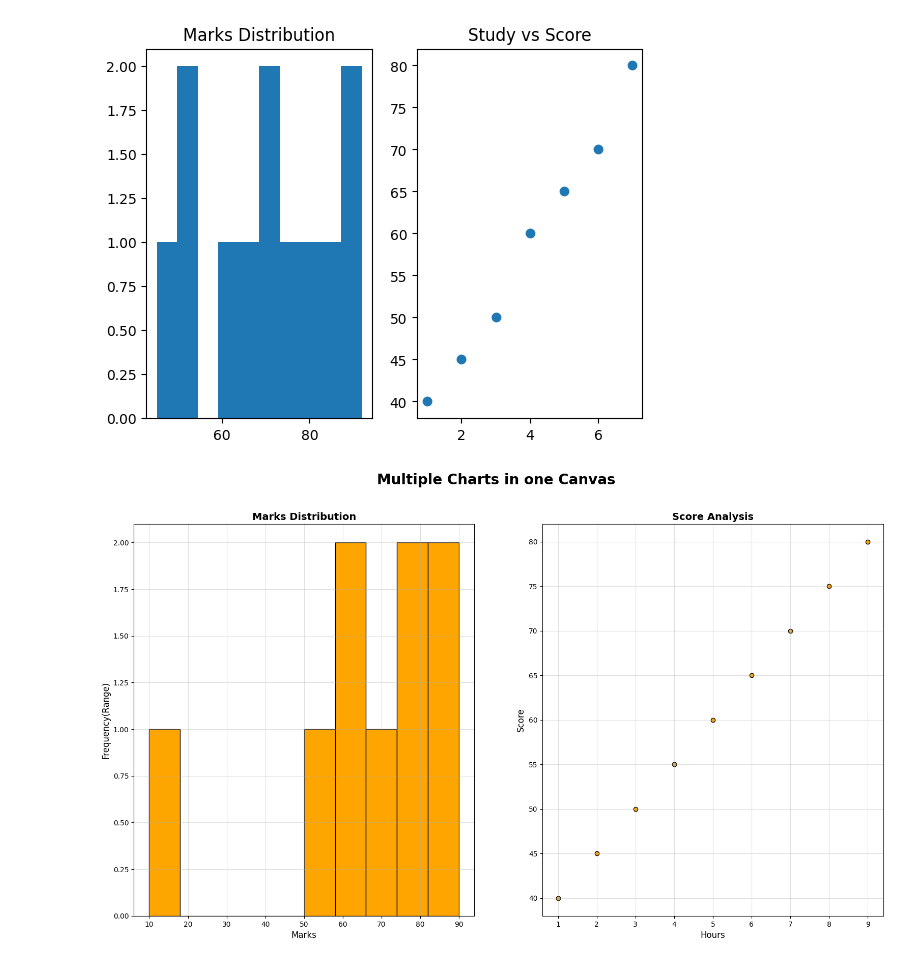
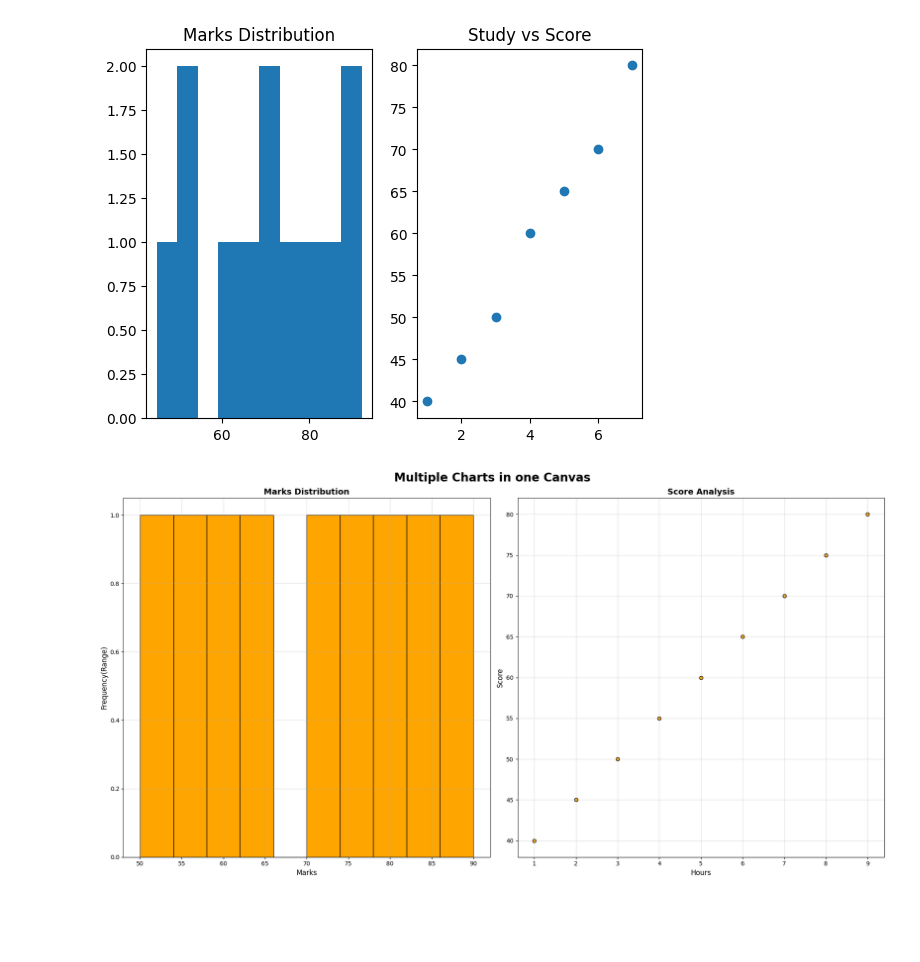
Before and after one commit to Ramcharan-AIML/Matplotlib_Problem_Solving, a Jupyter notebook: Matplotlib_Problems_Practice.ipynb, the cells around one changed output. Saved outputs shown, nothing was run; the diff lists cells and outputs as text; code cells hidden in the pictures; blank space fills up the shorter version.

Commit message:
completed the line , bar , histogram visualisation by Claude

```diff
--- a/Matplotlib_Problems_Practice.ipynb
+++ b/Matplotlib_Problems_Practice.ipynb
@@ -436,33 +621,33 @@ plt.show()
 <Figure size 1000x600 with 0 Axes>
 [figure]
 # %%
-marks = [10,55,60,65,70,75,80,85,90]
+marks = [50,55,60,65,70,75,80,85,90]
 hours = [1,2,3,4,5,6,7,8,9]
 scores = [40,45,50,55,60,65,70,75,80]
 
 plt.figure(figsize=(19,10))
 
 plt.suptitle("Multiple Charts in one Canvas",fontsize = 20 , fontweight="bold")
 
 # Histogram of Marks distribution
 plt.subplot(1,2,1)
 
 plt.hist(marks, color="orange",edgecolor = 'black')
 plt.title("Marks Distribution", fontsize=14,fontweight='black')
 plt.xlabel("Marks", fontsize = 12)
 plt.ylabel("Frequency(Range)",fontsize = 12)
 plt.grid(True, alpha=0.4)
 
 
 plt.subplot(1,2,2)
 
 plt.scatter(hours, scores, color="orange",edgecolor = 'black')
 plt.title("Score Analysis" , fontsize=14,fontweight='black')
 plt.xlabel("Hours",fontsize=12)
 plt.ylabel("Score", fontsize=12)
 plt.grid(True, alpha=0.4)
 
-# plt.tight_layout()
+plt.tight_layout()
 plt.show()
 # %% [output]
-[figure, old version]
+[figure, new version]
```
Also changed, not shown: parts of 8 cells of this notebook.
